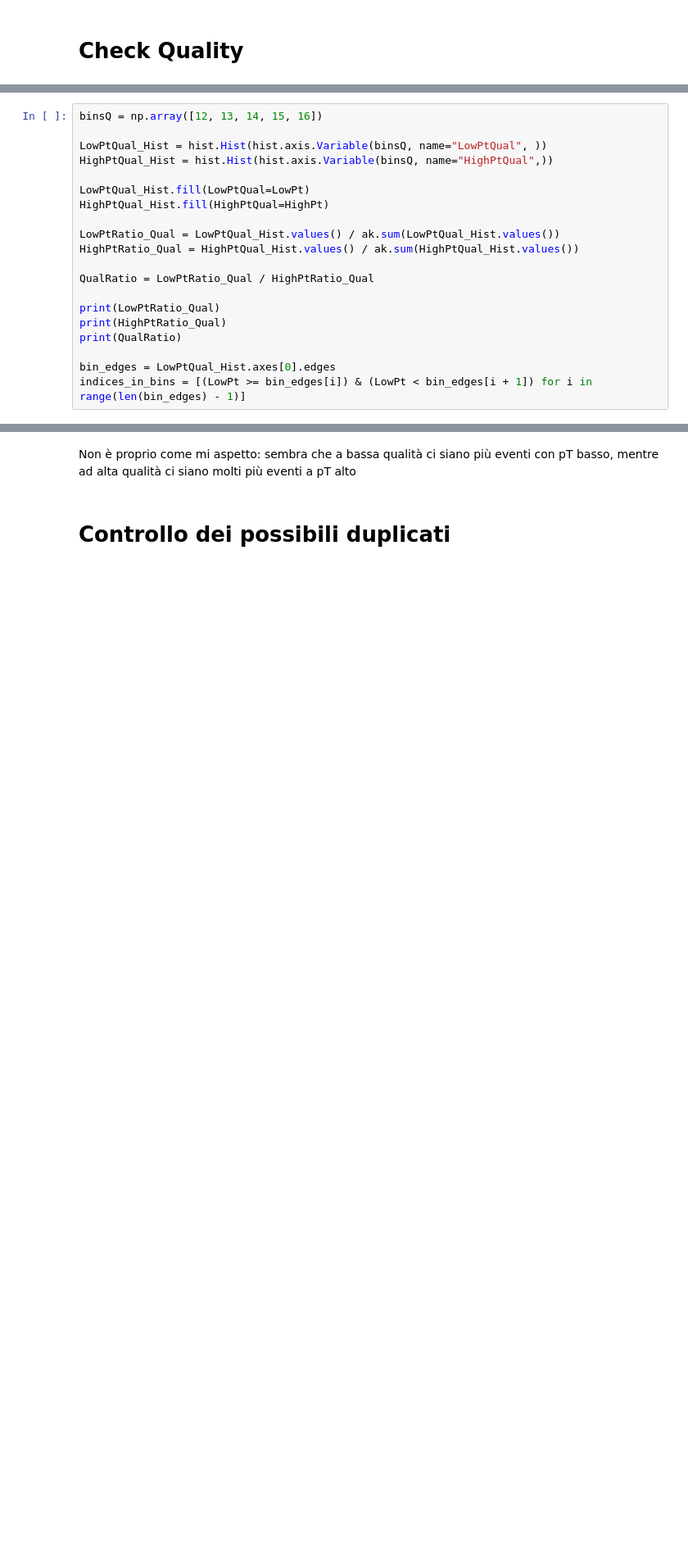
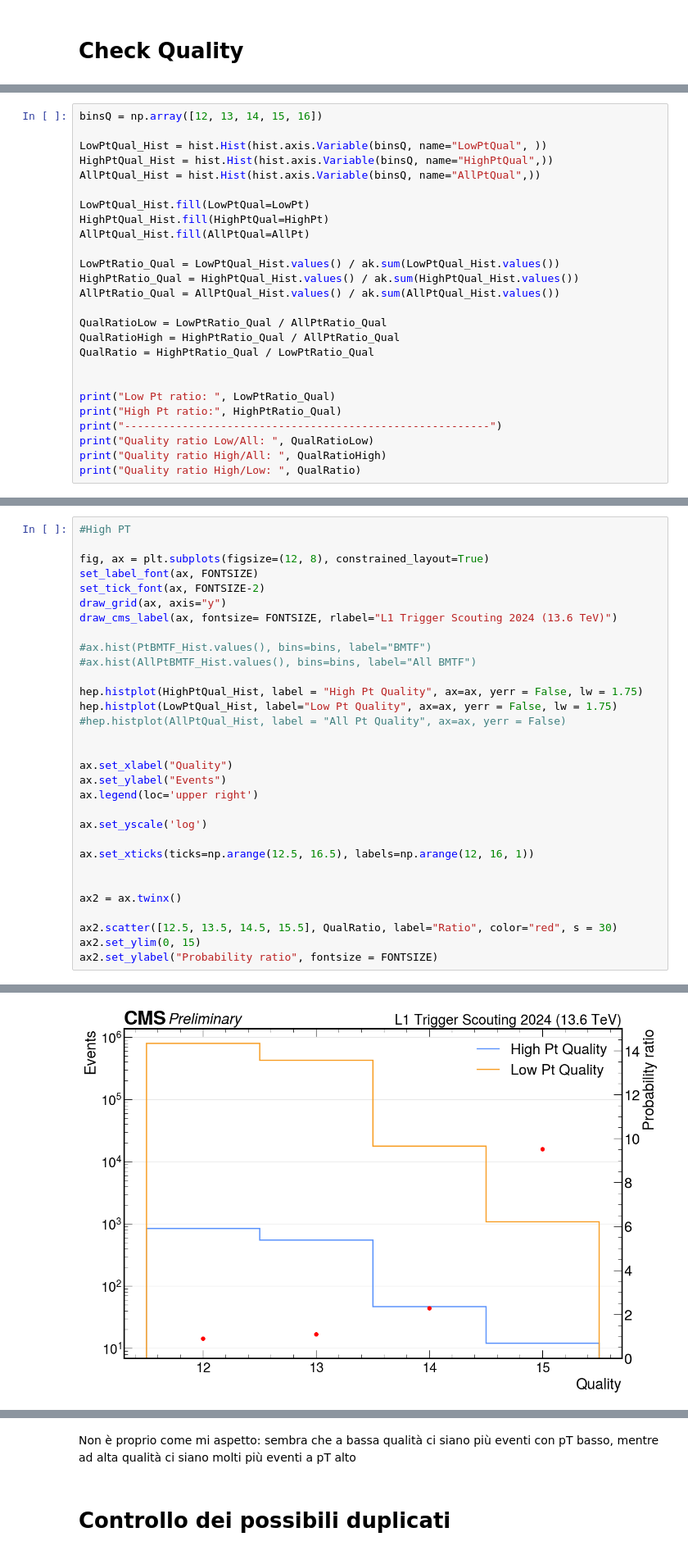
Before and after one commit to francescoreschio/Tesi-Triennale, a Jupyter notebook: Codice/DeltaRDef.ipynb, the cells around one changed output, grey strips where cells are left out. Shown at 82% size. Cells and saved outputs as stored; diff of their text form; blank space fills up the shorter version.

```diff
--- a/Codice/DeltaRDef.ipynb
+++ b/Codice/DeltaRDef.ipynb
@@ -592,19 +648,25 @@ binsQ = np.array([12, 13, 14, 15, 16])
 
 LowPtQual_Hist = hist.Hist(hist.axis.Variable(binsQ, name="LowPtQual", ))
 HighPtQual_Hist = hist.Hist(hist.axis.Variable(binsQ, name="HighPtQual",))
+AllPtQual_Hist = hist.Hist(hist.axis.Variable(binsQ, name="AllPtQual",))
 
 LowPtQual_Hist.fill(LowPtQual=LowPt)
 HighPtQual_Hist.fill(HighPtQual=HighPt)
+AllPtQual_Hist.fill(AllPtQual=AllPt)
 
 LowPtRatio_Qual = LowPtQual_Hist.values() / ak.sum(LowPtQual_Hist.values())
 HighPtRatio_Qual = HighPtQual_Hist.values() / ak.sum(HighPtQual_Hist.values())
+AllPtRatio_Qual = AllPtQual_Hist.values() / ak.sum(AllPtQual_Hist.values())
 
-QualRatio = LowPtRatio_Qual / HighPtRatio_Qual
+QualRatioLow = LowPtRatio_Qual / AllPtRatio_Qual
+QualRatioHigh = HighPtRatio_Qual / AllPtRatio_Qual
+QualRatio = HighPtRatio_Qual / LowPtRatio_Qual
 
-print(LowPtRatio_Qual)
-print(HighPtRatio_Qual)
-print(QualRatio)
 
-bin_edges = LowPtQual_Hist.axes[0].edges
-indices_in_bins = [(LowPt >= bin_edges[i]) & (LowPt < bin_edges[i + 1]) for i in range(len(bin_edges) - 1)]
+print("Low Pt ratio: ", LowPtRatio_Qual)
+print("High Pt ratio:", HighPtRatio_Qual)
+print("---------------------------------------------------------")
+print("Quality ratio Low/All: ", QualRatioLow)
+print("Quality ratio High/All: ", QualRatioHigh)
+print("Quality ratio High/Low: ", QualRatio)
 # %% [output]
@@ -613,0 +679,32 @@ indices_in_bins = [(LowPt >= bin_edges[i]) & (LowPt < bin_edges[i + 1]) for i in
+# %%
+#High PT
+
+fig, ax = plt.subplots(figsize=(12, 8), constrained_layout=True)
+set_label_font(ax, FONTSIZE)
+set_tick_font(ax, FONTSIZE-2)
+draw_grid(ax, axis="y")
+draw_cms_label(ax, fontsize= FONTSIZE, rlabel="L1 Trigger Scouting 2024 (13.6 TeV)")
+
+#ax.hist(PtBMTF_Hist.values(), bins=bins, label="BMTF")
+#ax.hist(AllPtBMTF_Hist.values(), bins=bins, label="All BMTF")
+
+hep.histplot(HighPtQual_Hist, label = "High Pt Quality", ax=ax, yerr = False, lw = 1.75)
+hep.histplot(LowPtQual_Hist, label="Low Pt Quality", ax=ax, yerr = False, lw = 1.75)
+#hep.histplot(AllPtQual_Hist, label = "All Pt Quality", ax=ax, yerr = False)
+
+
+ax.set_xlabel("Quality")
+ax.set_ylabel("Events")
+ax.legend(loc='upper right')
+
+ax.set_yscale('log')
+
+ax.set_xticks(ticks=np.arange(12.5, 16.5), labels=np.arange(12, 16, 1))
+
+
+ax2 = ax.twinx()
+
+ax2.scatter([12.5, 13.5, 14.5, 15.5], QualRatio, label="Ratio", color="red", s = 30)
+ax2.set_ylim(0, 15)
+ax2.set_ylabel("Probability ratio", fontsize = FONTSIZE)
+# %% [output]
@@ -614 +712,2 @@ indices_in_bins = [(LowPt >= bin_edges[i]) & (LowPt < bin_edges[i + 1]) for i in
+[figure, added]
 # %%
```
Also changed, not shown: parts of 11 cells of this notebook, 3 other files.
